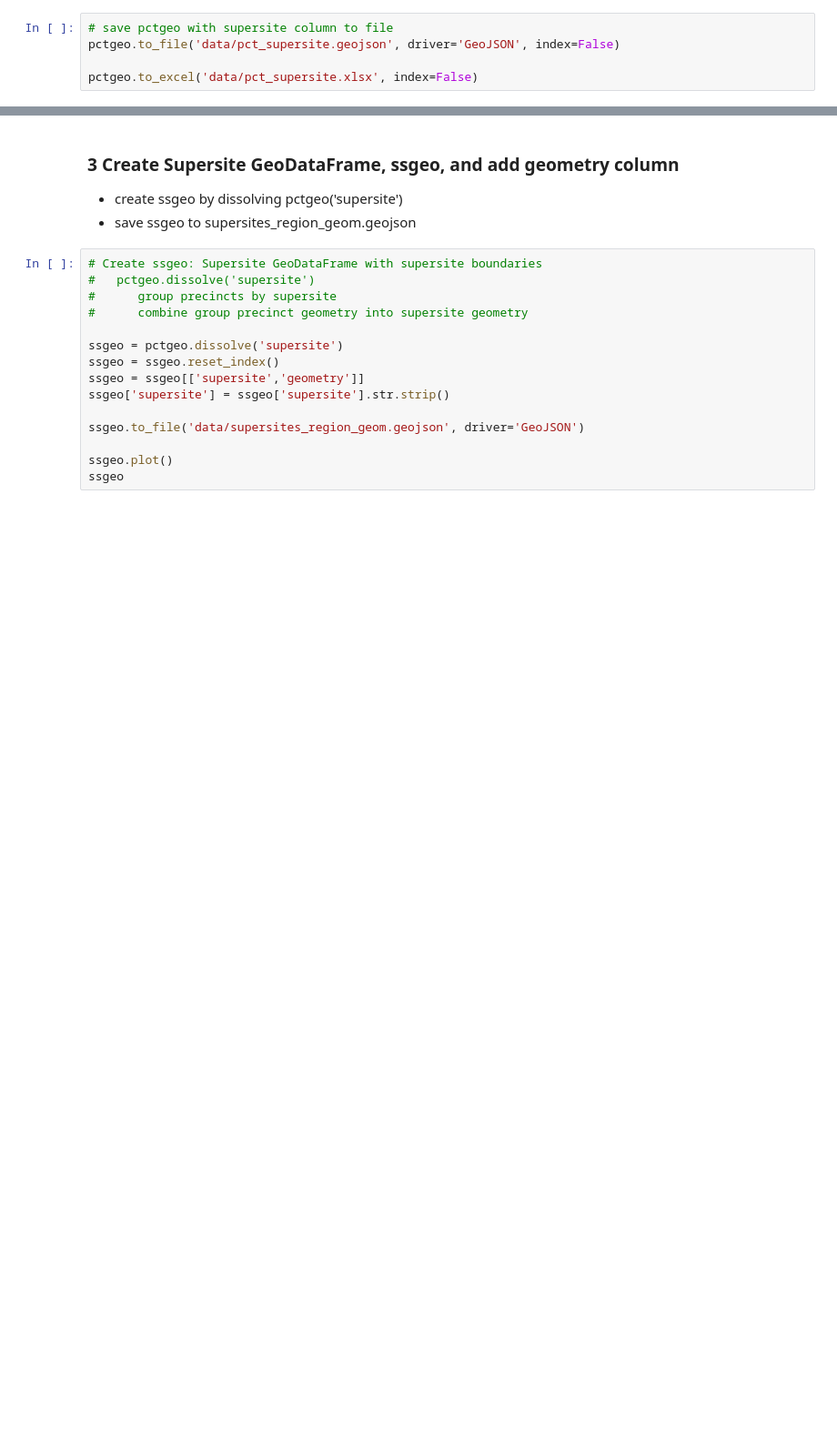
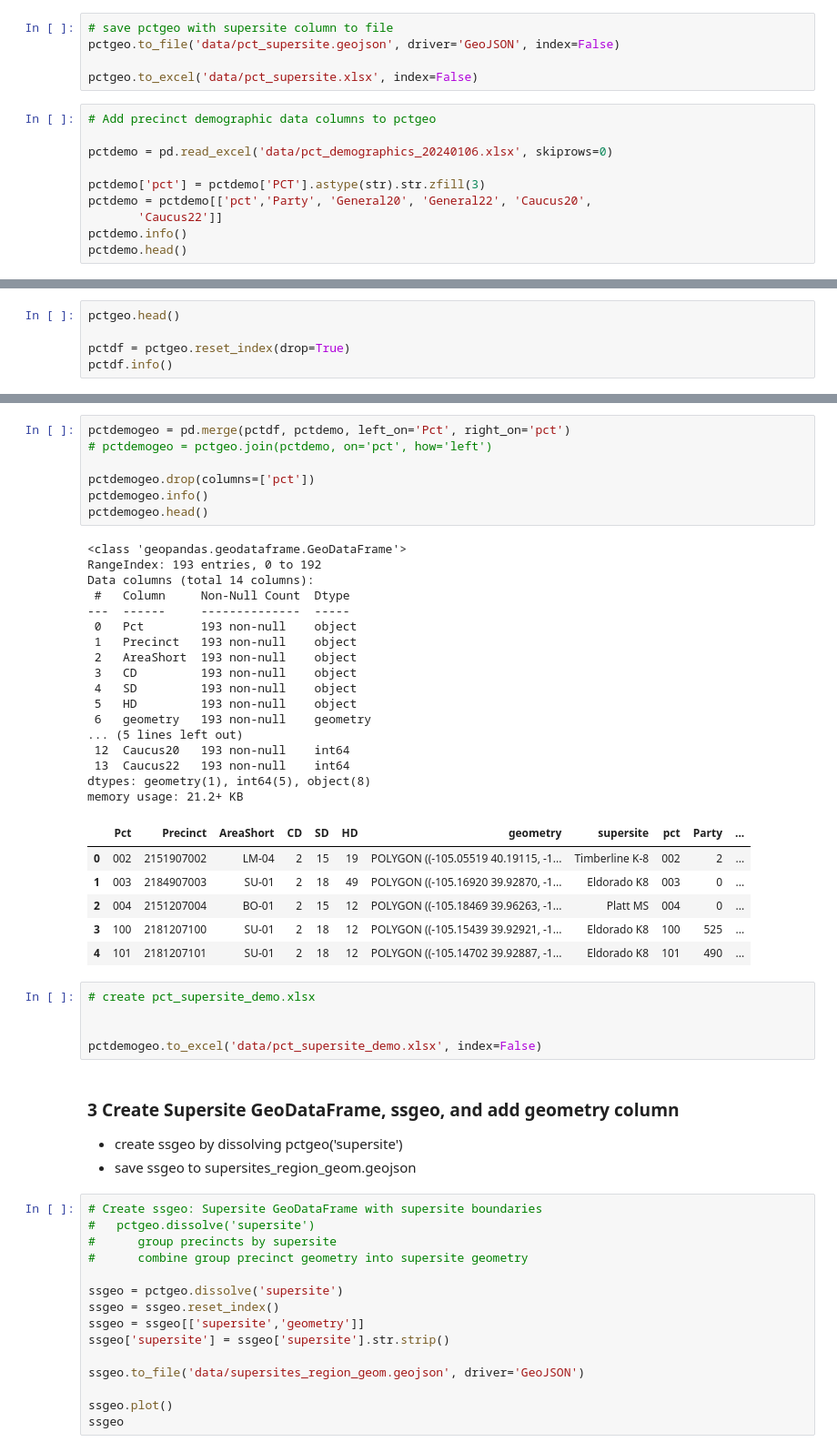
Before and after one commit to bnorikane/supersiteDB, a Jupyter notebook: supersite_pct_geom.ipynb, the cells around one changed output, grey strips where cells are left out. Shown: that part at 91% size. Saved outputs shown, nothing was run; the diff lists cells and outputs as text; blank space fills up the shorter version.

```diff
--- a/supersite_pct_geom.ipynb
+++ b/supersite_pct_geom.ipynb
@@ -170,3 +274,13 @@ pctgeo[['Pct', 'Precinct', 'AreaShort', 'CD', 'SD', 'HD', 'supersite']].nunique(
 pctgeo.to_file('data/pct_supersite.geojson', driver='GeoJSON', index=False)
 
 pctgeo.to_excel('data/pct_supersite.xlsx', index=False)
+# %%
+# Add precinct demographic data columns to pctgeo
+
+pctdemo = pd.read_excel('data/pct_demographics_20240106.xlsx', skiprows=0)
+
+pctdemo['pct'] = pctdemo['PCT'].astype(str).str.zfill(3)
+pctdemo = pctdemo[['pct','Party', 'General20', 'General22', 'Caucus20',
+       'Caucus22']]
+pctdemo.info()
+pctdemo.head()
@@ -172,0 +309,5 @@ pctgeo.to_excel('data/pct_supersite.xlsx', index=False)
+# %%
+pctgeo.head()
+
+pctdf = pctgeo.reset_index(drop=True)
+pctdf.info()
@@ -173,3 +330,39 @@ pctgeo.to_excel('data/pct_supersite.xlsx', index=False)
+# %%
+pctdemogeo = pd.merge(pctdf, pctdemo, left_on='Pct', right_on='pct')
+# pctdemogeo = pctgeo.join(pctdemo, on='pct', how='left')
+
+pctdemogeo.drop(columns=['pct'])
+pctdemogeo.info()
+pctdemogeo.head()
+# %% [output]
+<class 'geopandas.geodataframe.GeoDataFrame'>
+RangeIndex: 193 entries, 0 to 192
+Data columns (total 14 columns):
+ #   Column     Non-Null Count  Dtype
+---  ------     --------------  -----
+ 0   Pct        193 non-null    object
+ 1   Precinct   193 non-null    object
+ 2   AreaShort  193 non-null    object
+ 3   CD         193 non-null    object
+ 4   SD         193 non-null    object
+ 5   HD         193 non-null    object
+ 6   geometry   193 non-null    geometry
+... (5 lines left out)
+ 12  Caucus20   193 non-null    int64
+ 13  Caucus22   193 non-null    int64
+dtypes: geometry(1), int64(5), object(8)
+memory usage: 21.2+ KB
+|  | Pct | Precinct | AreaShort | CD | SD | HD | geometry | supersite | pct | Party | ... |
+| 0 | 002 | 2151907002 | LM-04 | 2 | 15 | 19 | POLYGON ((-105.05519 40.19115, -1... | Timberline K-8 | 002 | 2 | ... |
+| 1 | 003 | 2184907003 | SU-01 | 2 | 18 | 49 | POLYGON ((-105.16920 39.92870, -1... | Eldorado K8 | 003 | 0 | ... |
+| 2 | 004 | 2151207004 | BO-01 | 2 | 15 | 12 | POLYGON ((-105.18469 39.96263, -1... | Platt MS | 004 | 0 | ... |
+| 3 | 100 | 2181207100 | SU-01 | 2 | 18 | 12 | POLYGON ((-105.15439 39.92921, -1... | Eldorado K8 | 100 | 525 | ... |
+| 4 | 101 | 2181207101 | SU-01 | 2 | 18 | 12 | POLYGON ((-105.14702 39.92887, -1... | Eldorado K8 | 101 | 490 | ... |
+# %%
+# create pct_supersite_demo.xlsx
+
+
+pctdemogeo.to_excel('data/pct_supersite_demo.xlsx', index=False)
 # %% [markdown]
 ### 3 Create Supersite GeoDataFrame, ssgeo, and add geometry column
 
```
Also changed, not shown: parts of 28 cells of this notebook, 12 other files.
